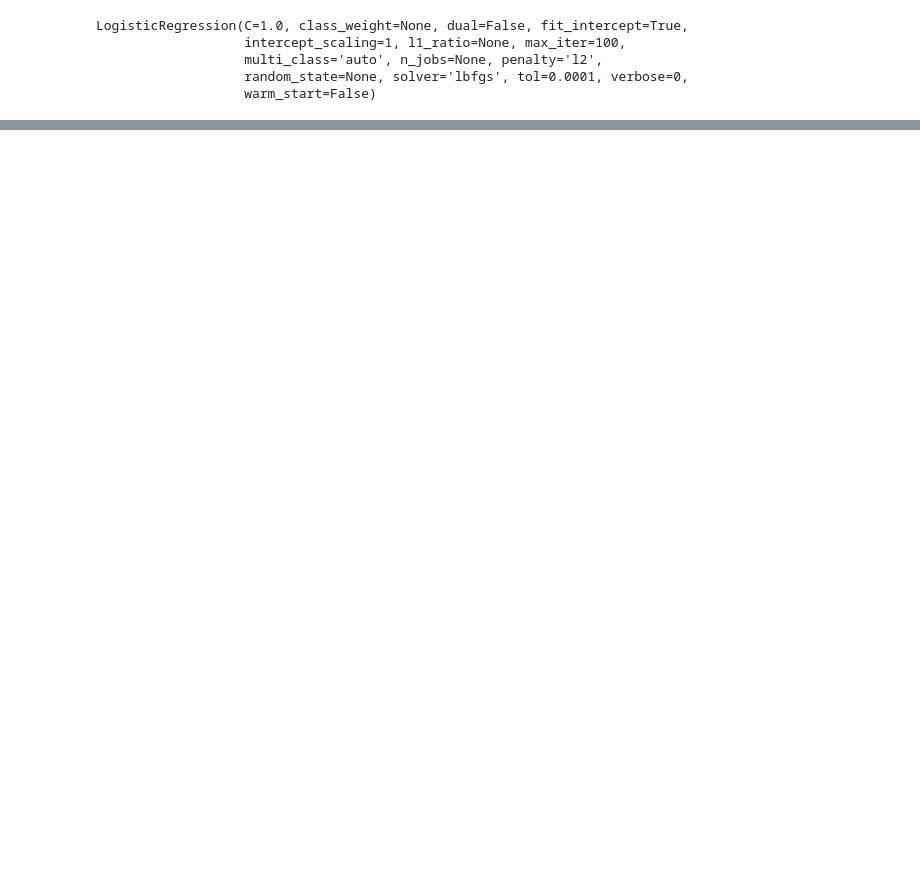
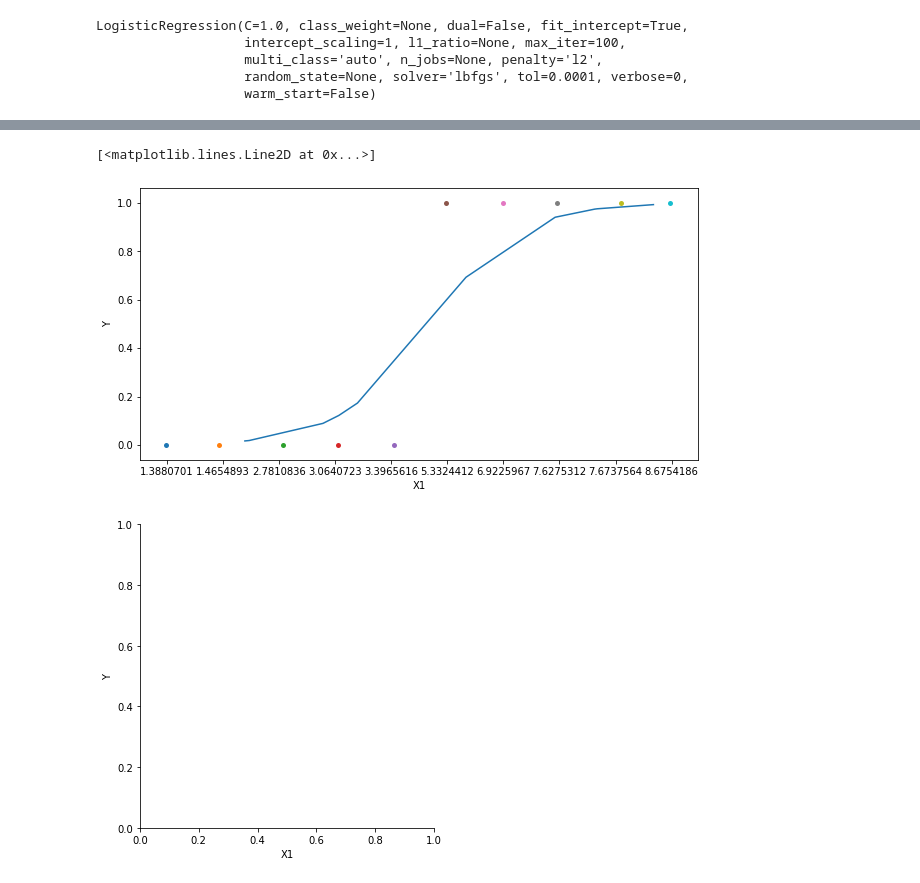
Before and after one commit to sehan10/Churn-Analysis, a Jupyter notebook: Logistic Regression Basic.ipynb, the cells around one changed output, grey strips where cells are left out. Saved outputs shown, nothing was run; the diff lists cells and outputs as text; code cells hidden in the pictures; blank space fills up the shorter version.

Commit message:
improved model

```diff
--- a/Logistic Regression Basic.ipynb
+++ b/Logistic Regression Basic.ipynb
@@ -38,2 +51,2 @@ model.coef_[0][0]
 # %%
-values = model.intercept_+model.coef_[0][0]*dt['X1']
+values = model.intercept_+(model.coef_[0][0]*dt['X1'])#+(model.coef_[0][1]*dt['X2'])
@@ -65,3 +89,7 @@ model.
+# %%
+sigmoid_value = []
+for i in values:
+    sigmoid_value.append((1/(1+(math.e**-(i)))))
 # %%
 dt
 # %% [output]
@@ -79,3 +107,11 @@ dt
+# %%
+fig, ax = plt.subplots(figsize=(10,5))
+sns.catplot(x='X1',y='Y',data=dt,ax=ax)
+ax.plot(dt[['X1']],sigmoid_value)
+# %% [output]
+[<matplotlib.lines.Line2D at 0x...>]
+[figure, added]
+[figure, added]
 # %%
 model.predict(dt[['X1']])
 # %% [output]
```
Also changed, not shown: parts of 41 cells of this notebook, 5 other files.
